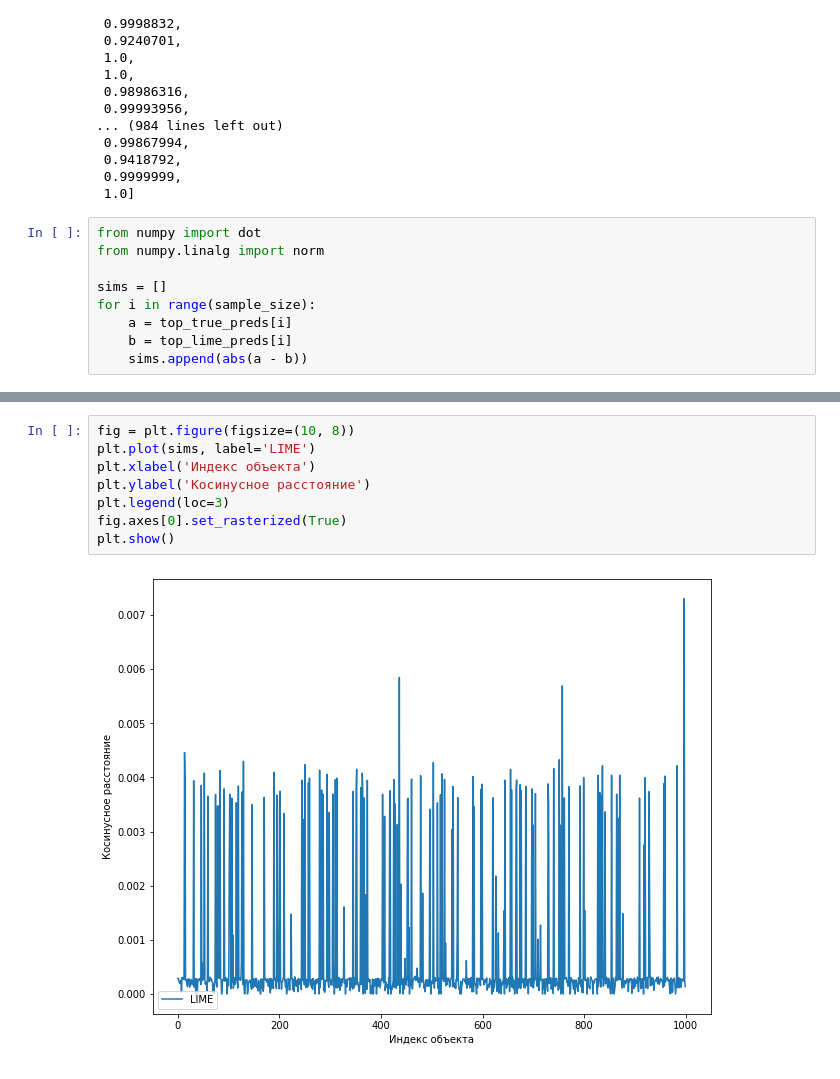
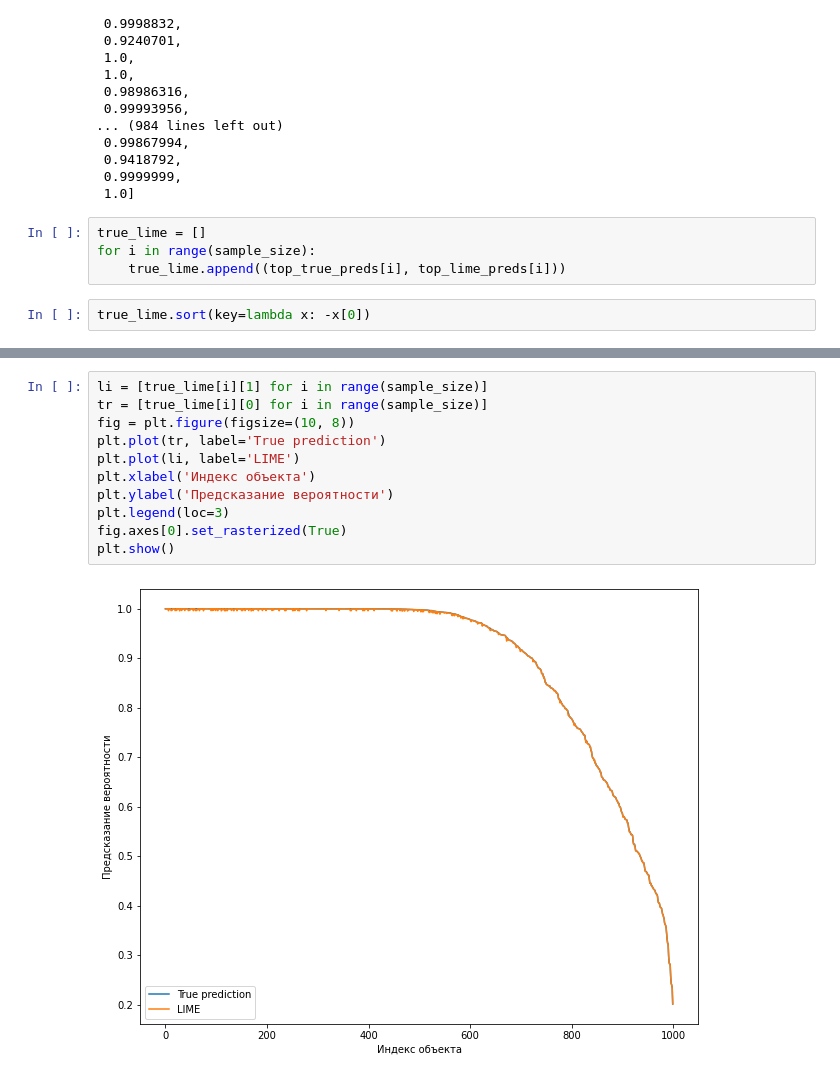
Before and after one commit to Intelligent-Systems-Phystech/2022-Project99, a Jupyter notebook: code/Muradov_CNN.ipynb, the cells around one changed output, grey strips where cells are left out. Drawn from its saved outputs; the diff is of its cells as text.

```diff
--- a/code/Muradov_CNN.ipynb
+++ b/code/Muradov_CNN.ipynb
@@ -475,11 +450,8 @@ top_true_preds
  0.9999999,
  1.0]
 # %%
-from numpy import dot
-from numpy.linalg import norm
-
-sims = []
+true_lime = []
 for i in range(sample_size):
-    a = top_true_preds[i]
-    b = top_lime_preds[i]
-    sims.append(abs(a - b))
+    true_lime.append((top_true_preds[i], top_lime_preds[i]))
+# %%
+true_lime.sort(key=lambda x: -x[0])
@@ -486,10 +478,13 @@ for i in range(sample_size):
 # %%
+li = [true_lime[i][1] for i in range(sample_size)]
+tr = [true_lime[i][0] for i in range(sample_size)]
 fig = plt.figure(figsize=(10, 8))
-plt.plot(sims, label='LIME')
+plt.plot(tr, label='True prediction')
+plt.plot(li, label='LIME')
 plt.xlabel('Индекс объекта')
-plt.ylabel('Косинусное расстояние')
+plt.ylabel('Предсказание вероятности')
 plt.legend(loc=3)
 fig.axes[0].set_rasterized(True)
 plt.show()
 # %% [output]
-[figure, old version]
+[figure, new version]
```
Also changed, not shown: parts of 3 cells of this notebook.
